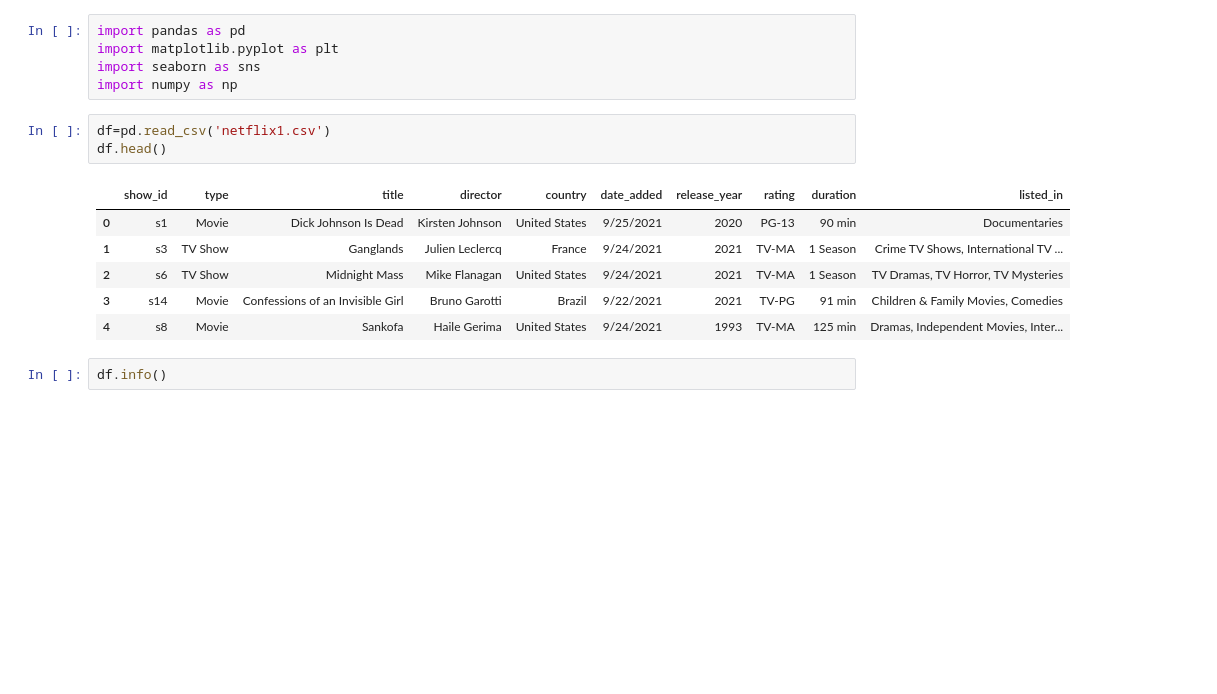
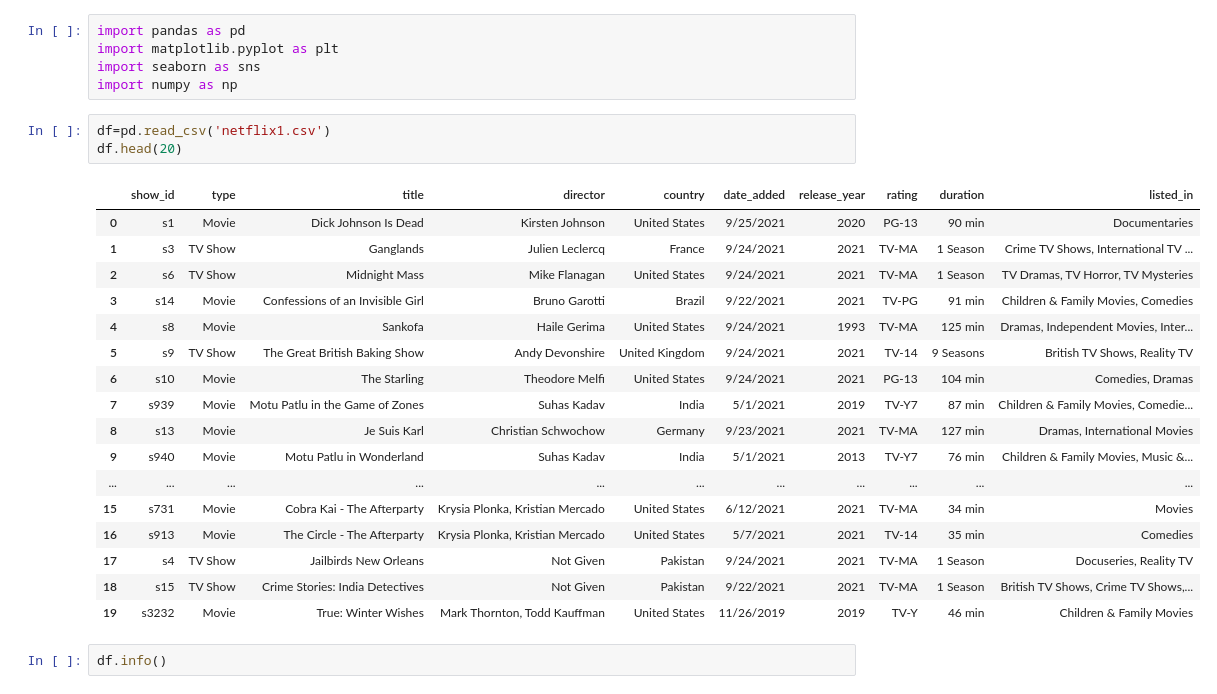
Before and after one commit to Gururaman02/data--analyst-journey, a Jupyter notebook: netflix/analysis.ipynb, the cells around one changed output. Saved outputs shown, nothing was run; the diff lists cells and outputs as text; blank space fills up the shorter version.

```diff
--- a/netflix/analysis.ipynb
+++ b/netflix/analysis.ipynb
@@ -5,14 +5,25 @@ import seaborn as sns
 import numpy as np
 # %%
 df=pd.read_csv('netflix1.csv')
-df.head()
+df.head(20)
 # %% [output]
 |  | show_id | type | title | director | country | date_added | release_year | rating | duration | listed_in |
 | 0 | s1 | Movie | Dick Johnson Is Dead | Kirsten Johnson | United States | 9/25/2021 | 2020 | PG-13 | 90 min | Documentaries |
 | 1 | s3 | TV Show | Ganglands | Julien Leclercq | France | 9/24/2021 | 2021 | TV-MA | 1 Season | Crime TV Shows, International TV ... |
 | 2 | s6 | TV Show | Midnight Mass | Mike Flanagan | United States | 9/24/2021 | 2021 | TV-MA | 1 Season | TV Dramas, TV Horror, TV Mysteries |
 | 3 | s14 | Movie | Confessions of an Invisible Girl | Bruno Garotti | Brazil | 9/22/2021 | 2021 | TV-PG | 91 min | Children & Family Movies, Comedies |
 | 4 | s8 | Movie | Sankofa | Haile Gerima | United States | 9/24/2021 | 1993 | TV-MA | 125 min | Dramas, Independent Movies, Inter... |
+| 5 | s9 | TV Show | The Great British Baking Show | Andy Devonshire | United Kingdom | 9/24/2021 | 2021 | TV-14 | 9 Seasons | British TV Shows, Reality TV |
+| 6 | s10 | Movie | The Starling | Theodore Melfi | United States | 9/24/2021 | 2021 | PG-13 | 104 min | Comedies, Dramas |
+| 7 | s939 | Movie | Motu Patlu in the Game of Zones | Suhas Kadav | India | 5/1/2021 | 2019 | TV-Y7 | 87 min | Children & Family Movies, Comedie... |
+| 8 | s13 | Movie | Je Suis Karl | Christian Schwochow | Germany | 9/23/2021 | 2021 | TV-MA | 127 min | Dramas, International Movies |
+| 9 | s940 | Movie | Motu Patlu in Wonderland | Suhas Kadav | India | 5/1/2021 | 2013 | TV-Y7 | 76 min | Children & Family Movies, Music &... |
+| ... | ... | ... | ... | ... | ... | ... | ... | ... | ... | ... |
+| 15 | s731 | Movie | Cobra Kai - The Afterparty | Krysia Plonka, Kristian Mercado | United States | 6/12/2021 | 2021 | TV-MA | 34 min | Movies |
+| 16 | s913 | Movie | The Circle - The Afterparty | Krysia Plonka, Kristian Mercado | United States | 5/7/2021 | 2021 | TV-14 | 35 min | Comedies |
+| 17 | s4 | TV Show | Jailbirds New Orleans | Not Given | Pakistan | 9/24/2021 | 2021 | TV-MA | 1 Season | Docuseries, Reality TV |
+| 18 | s15 | TV Show | Crime Stories: India Detectives | Not Given | Pakistan | 9/22/2021 | 2021 | TV-MA | 1 Season | British TV Shows, Crime TV Shows,... |
+| 19 | s3232 | Movie | True: Winter Wishes | Mark Thornton, Todd Kauffman | United States | 11/26/2019 | 2019 | TV-Y | 46 min | Children & Family Movies |
 # %%
 df.info()
 # %% [output]
```
Also changed, not shown: parts of 11 cells of this notebook, 1 other file.
